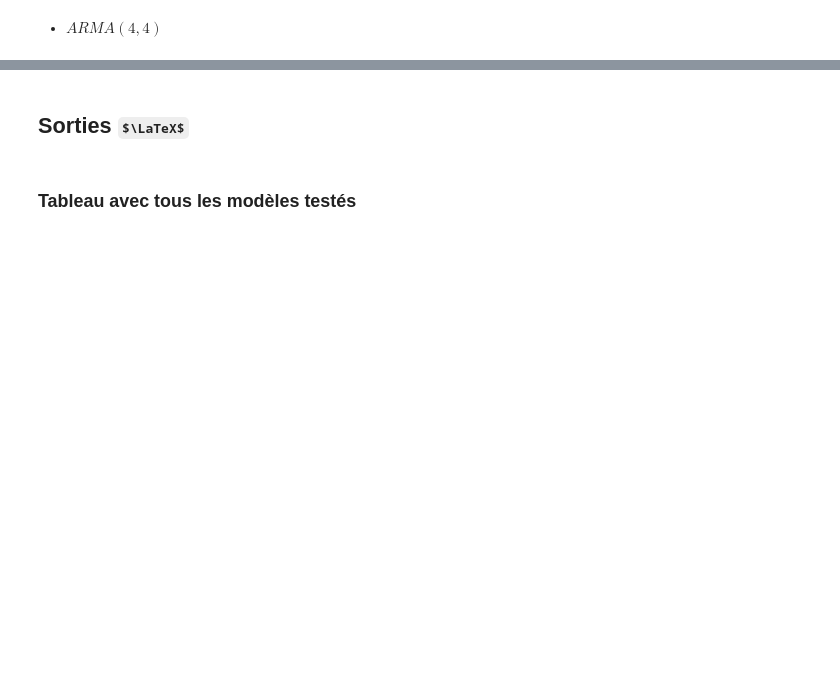
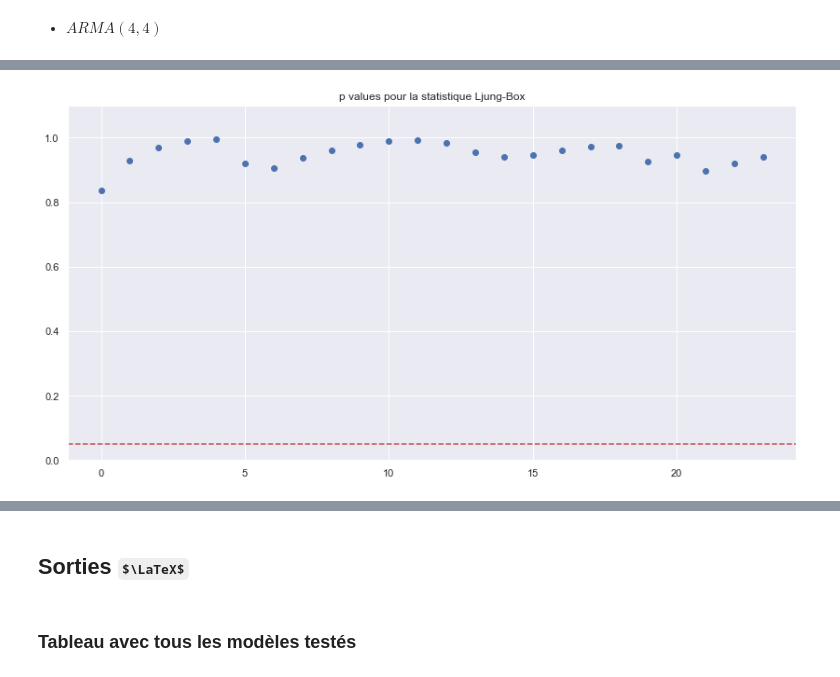
Before and after one commit to DimSum2k20/TimeSeries, a Jupyter notebook: partie2_modeles_arma.ipynb, the cells around one changed output, grey strips where cells are left out. Cells and saved outputs as stored; diff of their text form; code cells hidden in the pictures; some formulas as TeX source; blank space fills up the shorter version.

```diff
--- a/partie2_modeles_arma.ipynb
+++ b/partie2_modeles_arma.ipynb
@@ -291,0 +372,11 @@ best_mse
+# %%
+with mpl.rc_context():
+    mpl.rc("figure", figsize=(14,7))
+
+    plt.plot(acorr_ljungbox(resid)[1][0:24],'o')
+    plt.axhline(y=0.05, color='r', linestyle='--')
+    plt.title('p values pour la statistique Ljung-Box')
+    plt.ylim([0,1.1])
+    plt.savefig("Images/ljung_resid.pdf")
+# %% [output]
+[figure, added]
```
Also changed, not shown: parts of 54 cells of this notebook, 8 other files.
